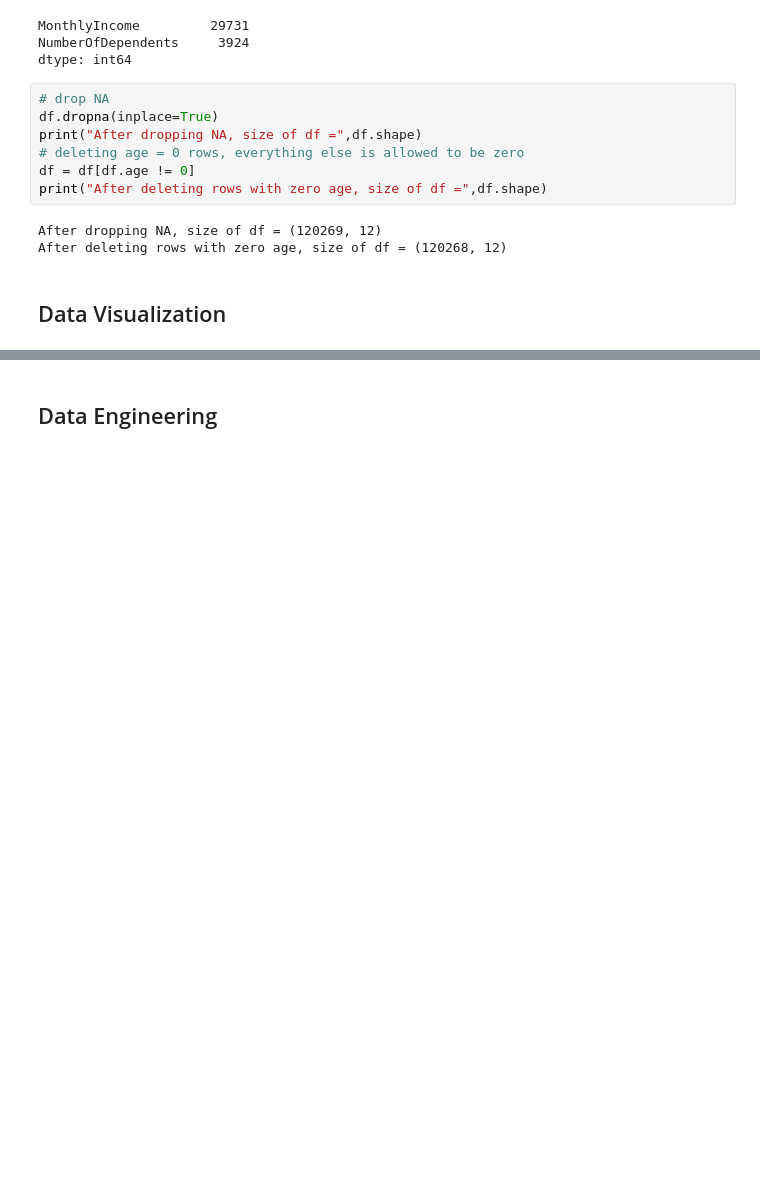
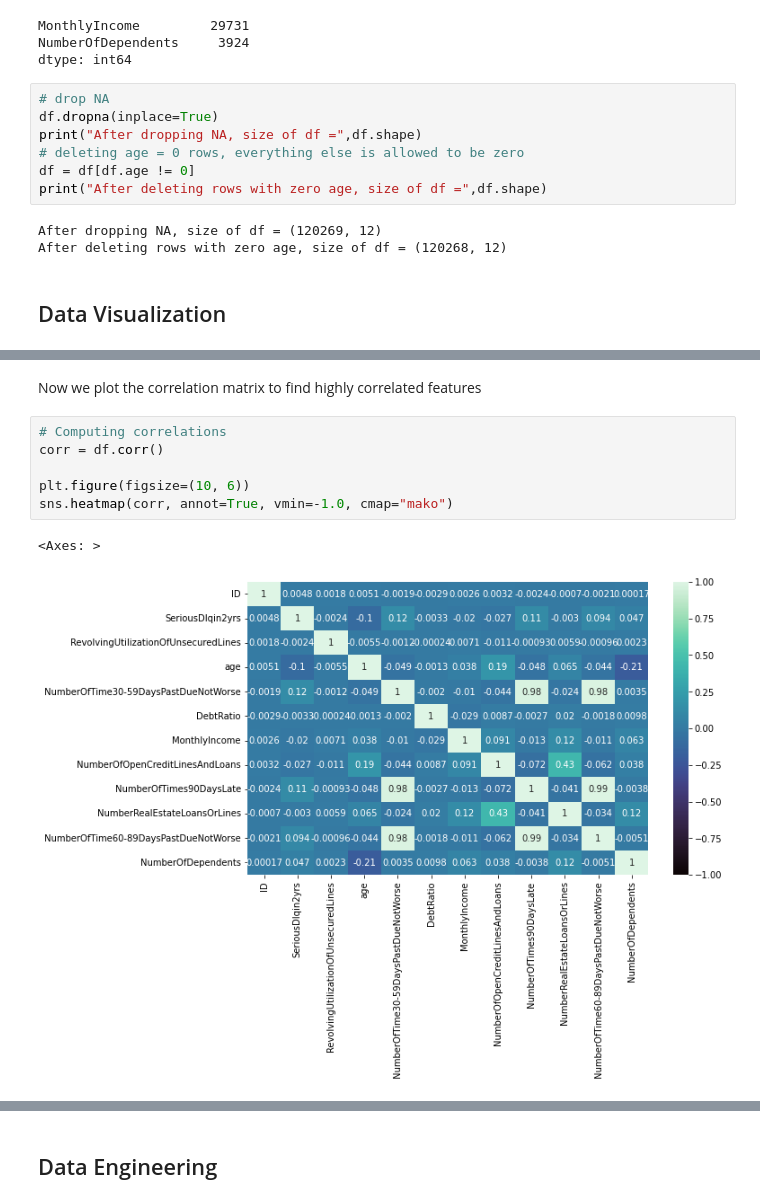
Before and after one commit to tanujmath/CreditGuard, a Jupyter notebook: data-cleaning.ipynb, the cells around one changed output, grey strips where cells are left out. Saved outputs shown, nothing was run; the diff lists cells and outputs as text; blank space fills up the shorter version.

```diff
--- a/data-cleaning.ipynb
+++ b/data-cleaning.ipynb
@@ -97,0 +109,11 @@ Text(0.5, 1.0, 'Number Of Times 90 Days Late Scatter Plot')
+# %% [markdown]
+Now we plot the correlation matrix to find highly correlated features
+# %%
+# Computing correlations
+corr = df.corr()
+
+plt.figure(figsize=(10, 6))
+sns.heatmap(corr, annot=True, vmin=-1.0, cmap="mako")
+# %% [output]
+<Axes: >
+[figure, added]
```
Also changed, not shown: parts of 24 cells of this notebook, 1 other file.
